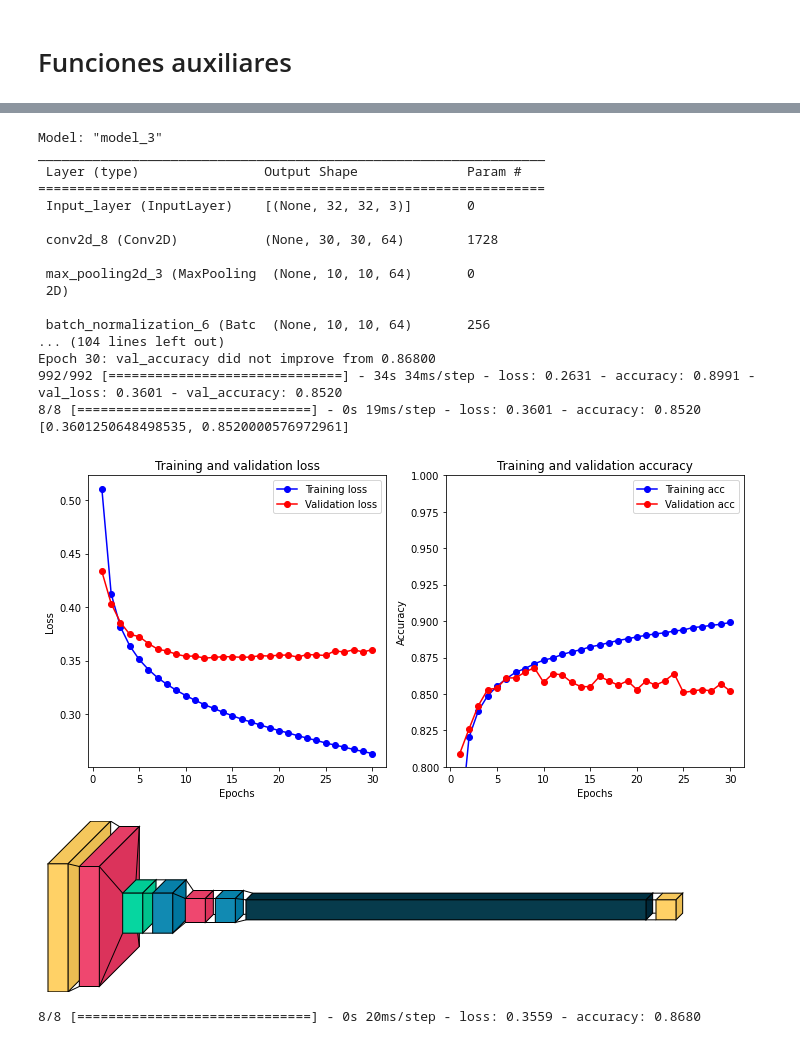
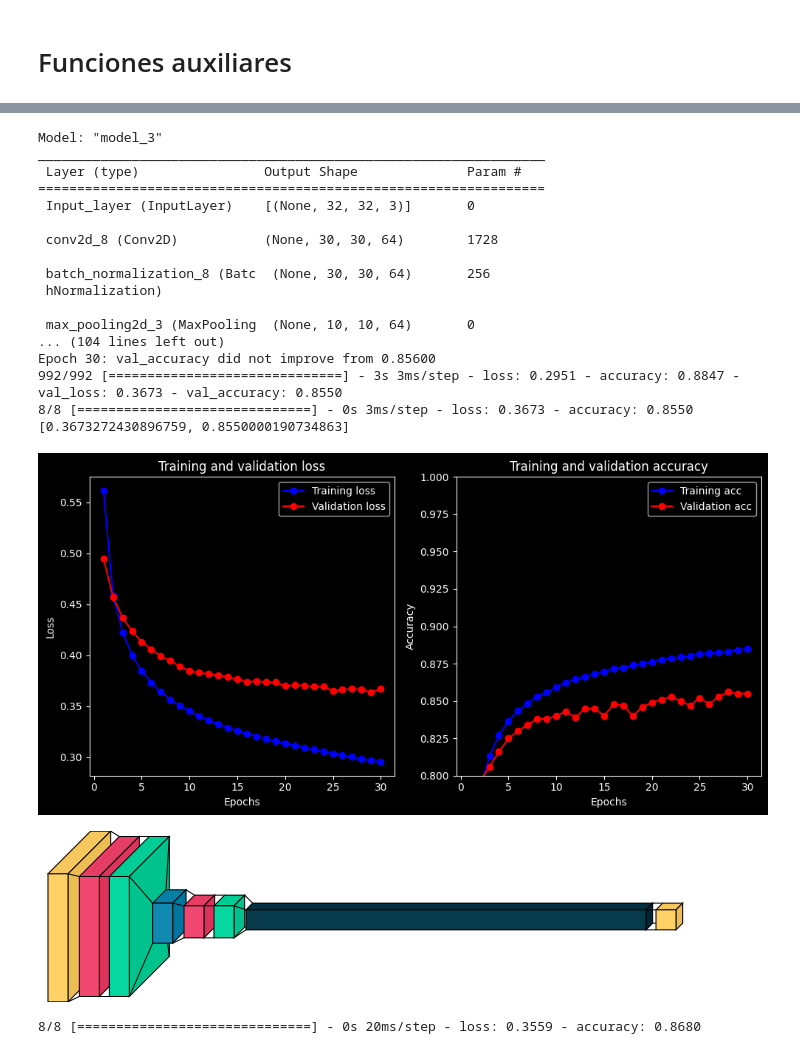
Before and after one commit to maxhormazabal/dl_submissions, a Jupyter notebook: L3/gender.ipynb, the cells around one changed output, grey strips where cells are left out. Saved outputs shown, nothing was run; the diff lists cells and outputs as text; code cells hidden in the pictures.

```diff
--- a/L3/gender.ipynb
+++ b/L3/gender.ipynb
@@ -263,44 +334,44 @@ optimizer = tf.keras.optimizers.Adam(learning_rate=0.00001)
 input = Input(shape=input_shape,name = 'Input_layer')
 
 x = Conv2D(64, kernel_size=(3, 3), activation='relu', use_bias=False)(input)
+x = layers.BatchNormalization(center=center,scale=scale)(x)
 x = layers.MaxPooling2D(pool_size=(3, 3))(x)
-x = layers.BatchNormalization(center=center,scale=scale)(x)
-x = Conv2D(128, kernel_size=(5, 5), activation='relu', use_bias=False)(x)
+x = Conv2D(128, kernel_size=(3, 3), activation='relu', use_bias=False)(x)
 
 x = layers.BatchNormalization(center=center,scale=scale)(x)
 x = Flatten(name = 'Flatten_Layer')(x)
 
 output = Dense(1, activation='sigmoid', name = 'Output_Layer')(x)
 
 model = Model(inputs=input,outputs=output)
 
 model.summary()
 model.compile(loss='binary_crossentropy', optimizer=optimizer, metrics=['accuracy'])
 
 fitModel(model, ds_train_batch, ds_test_batch, num_epochs=30, model_name="test_model.h5")
 
 import visualkeras
 visualkeras.layered_view(model)
 # %% [output]
 Model: "model_3"
 _________________________________________________________________
  Layer (type)                Output Shape              Param #
 =================================================================
  Input_layer (InputLayer)    [(None, 32, 32, 3)]       0
 
  conv2d_8 (Conv2D)           (None, 30, 30, 64)        1728
 
+ batch_normalization_8 (Batc  (None, 30, 30, 64)       256
+ hNormalization)
+
  max_pooling2d_3 (MaxPooling  (None, 10, 10, 64)       0
- 2D)
-
- batch_normalization_6 (Batc  (None, 10, 10, 64)       256
 ... (104 lines left out)
-Epoch 30: val_accuracy did not improve from 0.86800
-992/992 [==============================] - 34s 34ms/step - loss: 0.2631 - accuracy: 0.8991 - val_loss: 0.3601 - val_accuracy: 0.8520
-8/8 [==============================] - 0s 19ms/step - loss: 0.3601 - accuracy: 0.8520
-[0.3601250648498535, 0.8520000576972961]
+Epoch 30: val_accuracy did not improve from 0.85600
+992/992 [==============================] - 3s 3ms/step - loss: 0.2951 - accuracy: 0.8847 - val_loss: 0.3673 - val_accuracy: 0.8550
+8/8 [==============================] - 0s 3ms/step - loss: 0.3673 - accuracy: 0.8550
+[0.3673272430896759, 0.8550000190734863]
-[figure, old version]
+[figure, new version]
-[figure, old version]
+[figure, new version]
 # %%
 loaded_model = tf.keras.models.load_model(dir + "test_model.h5")
 loaded_model.evaluate(ds_test_batch)
```
Also changed, not shown: parts of 9 cells of this notebook, 1 other file.
